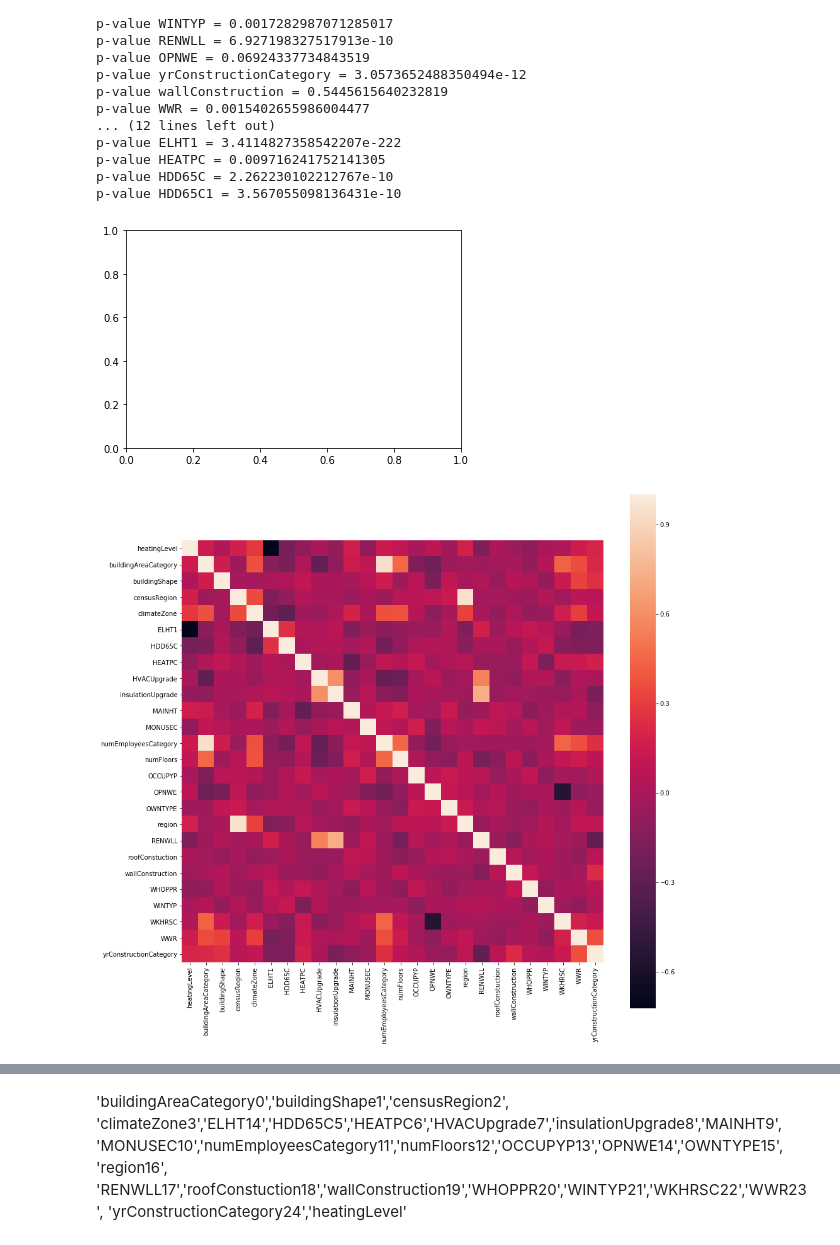
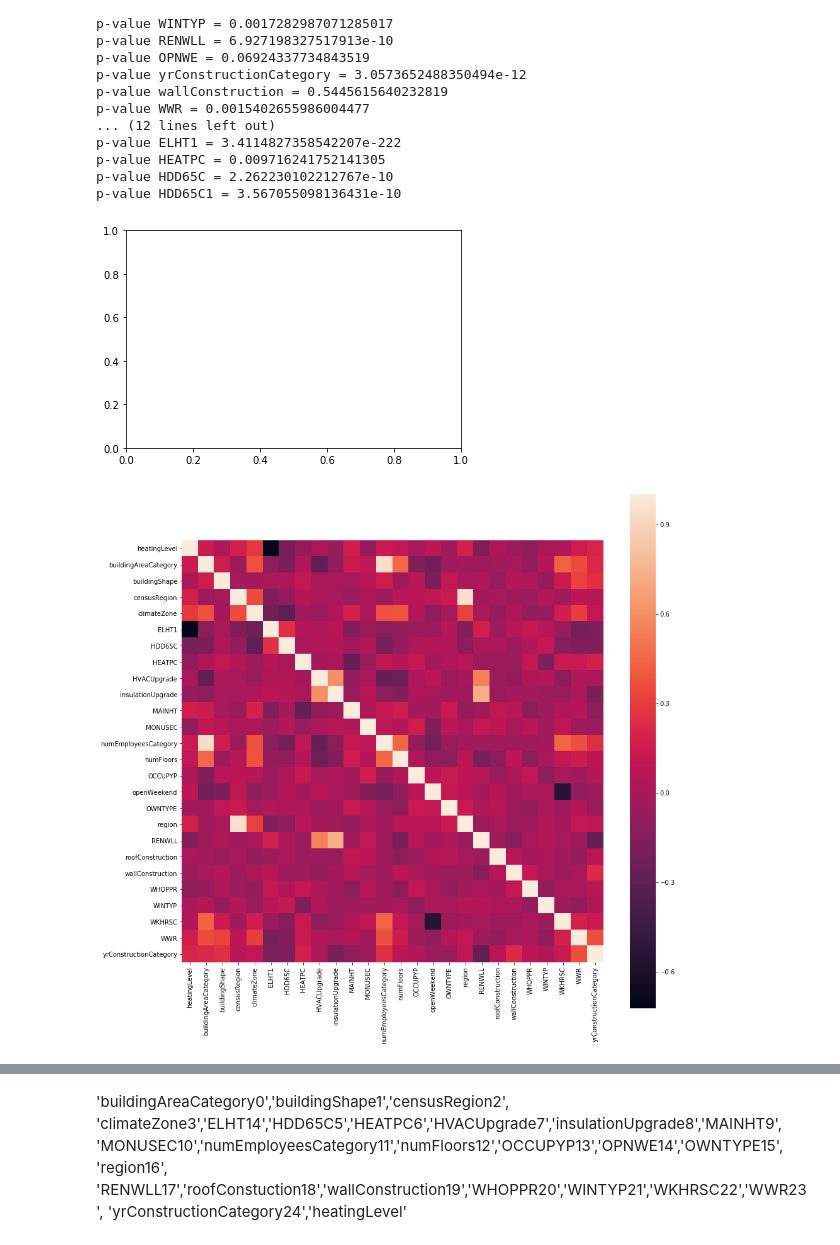
Before and after one commit to Zicao/IntelligentBuildingPerformanceDesign, a Jupyter notebook: application/HeatingPerformanceClassification.ipynb, the cells around one changed output, grey strips where cells are left out. Drawn from its saved outputs; the diff is of its cells as text; code cells hidden in the pictures.

```diff
--- a/application/HeatingPerformanceClassification.ipynb
+++ b/application/HeatingPerformanceClassification.ipynb
@@ -280,22 +286,24 @@ p-value HDD65C1 = 3.567055098136431e-10
 # %%
 import matplotlib.pyplot as plt
 import seaborn as sn
 from pylab import savefig
 fig,ax = plt.subplots()
-corrMattDF=CBECS_DF[CBECS_DF['heatingLevel']<=1.0][CBECS_DF['heatingLevel']>=0.0][['heatingLevel','buildingAreaCategory','buildingShape','censusRegion','climateZone','ELHT1','HDD65C',\
-                  'HEATPC','HVACUpgrade','insulationUpgrade','MAINHT','MONUSEC','numEmployeesCategory','numFloors','OCCUPYP','OPNWE',\
-                  'OWNTYPE', 'region','RENWLL','roofConstuction','wallConstruction',\
+corrMattDF=CBECS_DF[CBECS_DF['heatingLevel']<=1.0][CBECS_DF['heatingLevel']>=0.0][['heatingLevel','buildingAreaCategory',\
+                'buildingShape','censusRegion','climateZone','ELHT1','HDD65C',\
+                  'HEATPC','HVACUpgrade','insulationUpgrade','MAINHT','MONUSEC',\
+                 'numEmployeesCategory','numFloors','OCCUPYP','openWeekend',\
+                  'OWNTYPE', 'region','RENWLL','roofConstruction','wallConstruction',\
                     'WHOPPR','WINTYP','WKHRSC','WWR','yrConstructionCategory']]
 corrMattDF['HDD65C']=corrMattDF['HDD65C'].astype('int')
 corrMattDF['HEATPC']=corrMattDF['HEATPC'].astype('int')
 corrMattDF['MONUSEC']=corrMattDF['MONUSEC'].astype('int')
 corrMatt=corrMattDF.corr()
 mask = np.array(corrMatt)
 mask[np.tril_indices_from(mask)] = False
 fig, ax1 = plt.subplots(figsize=(15,15))
 ax=sn.heatmap(corrMatt,square=True,ax=ax1)
 figure = ax.get_figure()
 figure.savefig('corr_new15.jpg', dpi=300)
 # %% [output]
 [figure]
-[figure, old version]
+[figure, new version]
```
Also changed, not shown: parts of 11 cells of this notebook, 40 other files.
